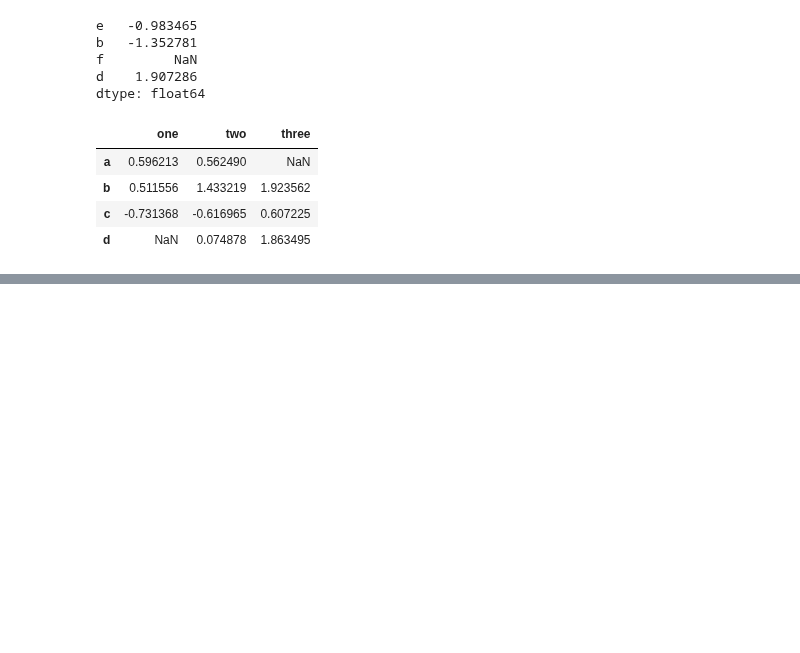
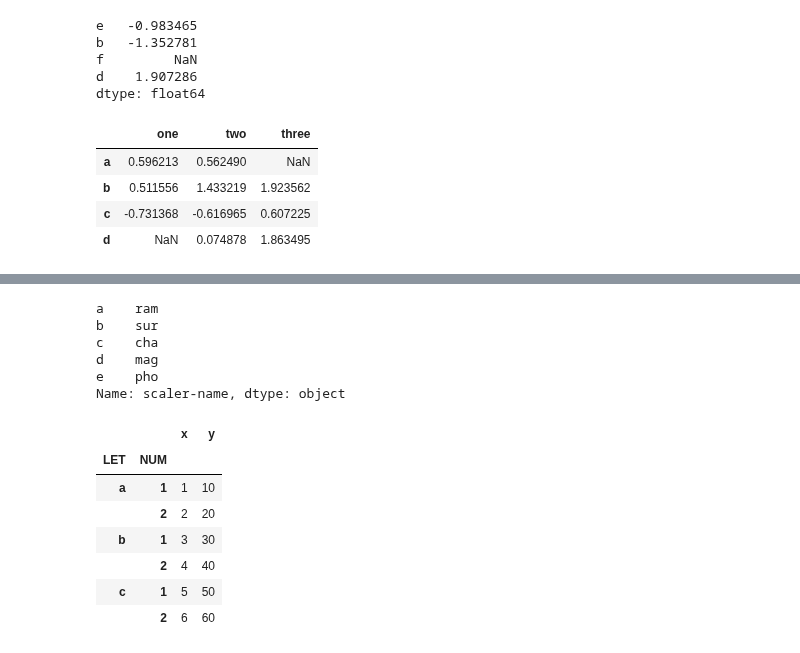
Before and after one commit to UtsavParashar/PythonProblems, a Jupyter notebook: PandasOffDoc.ipynb, the cells around one changed output, grey strips where cells are left out. Saved outputs shown, nothing was run; the diff lists cells and outputs as text; code cells hidden in the pictures; blank space fills up the shorter version.

Commit message:
rename rename_axis

```diff
--- a/PandasOffDoc.ipynb
+++ b/PandasOffDoc.ipynb
@@ -3237,0 +3273,27 @@ Freq: D, dtype: float64
+# %%
+s.rename('scaler-name')
+# %% [output]
+a    ram
+b    sur
+c    cha
+d    mag
+e    pho
+Name: scaler-name, dtype: object
+# %%
+df = pd.DataFrame({
+    'x':np.arange(1,7), 'y':np.arange(10,61,10)
+}, index=pd.MultiIndex.from_product(
+    [['a', 'b', 'c'], [1, 2]], names=['let', 'num']
+),
+)
+df.rename_axis(index={'let':'abc'})
+df.rename_axis(index=str.upper)
+# %% [output]
+|  |  | x | y |
+| LET | NUM |  |  |
+| a | 1 | 1 | 10 |
+|  | 2 | 2 | 20 |
+| b | 1 | 3 | 30 |
+|  | 2 | 4 | 40 |
+| c | 1 | 5 | 50 |
+|  | 2 | 6 | 60 |
```
Also changed, not shown: parts of 32 cells of this notebook, 1 other file.
